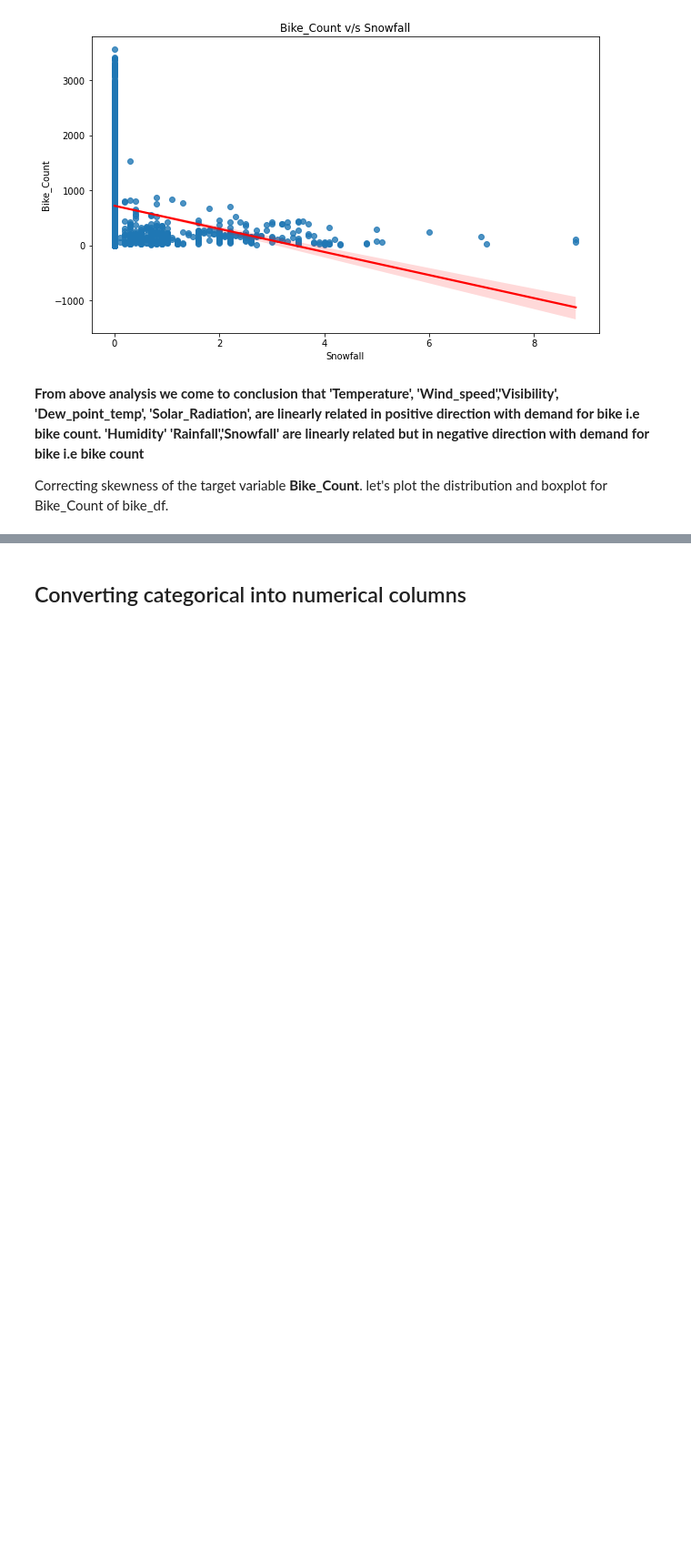
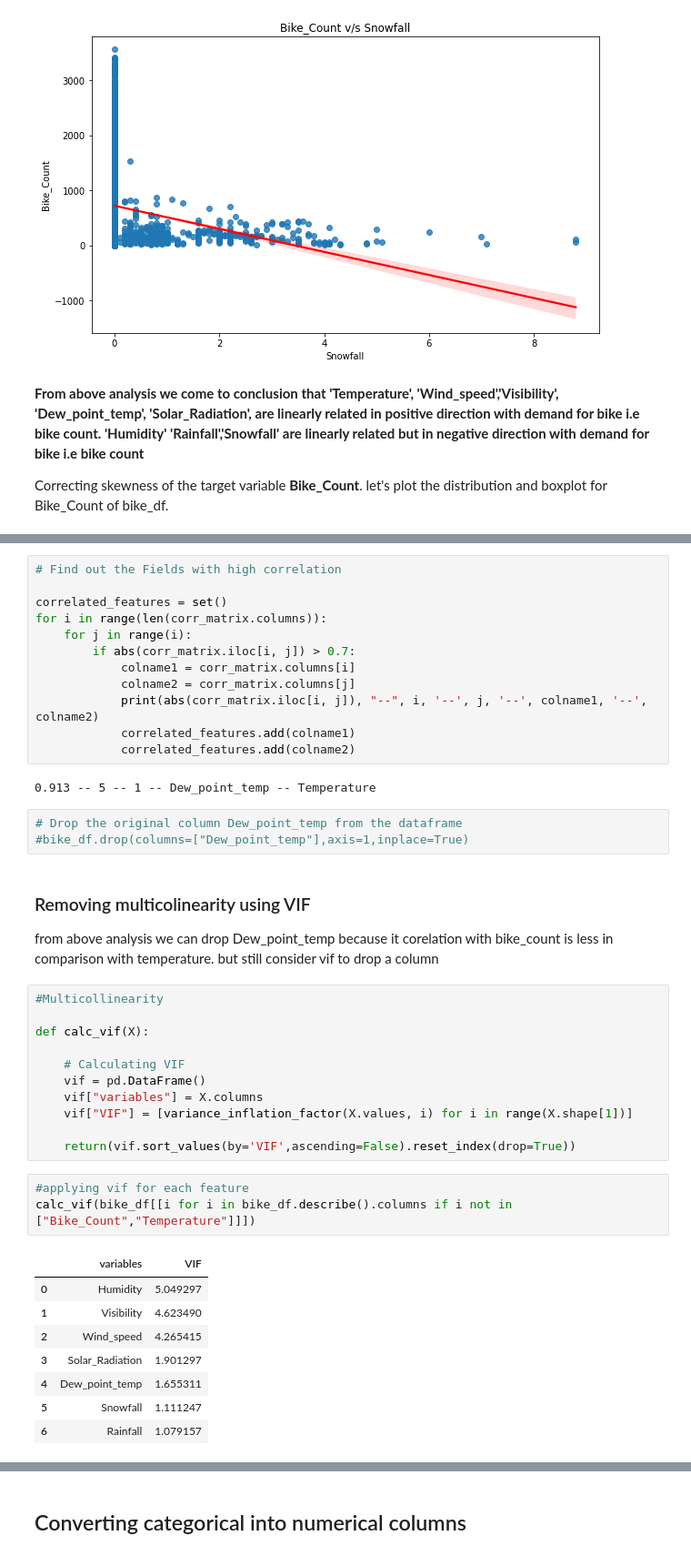
Before and after one commit to pavi-1994/bike_sharing_demand_prediction_capstone_project, a Jupyter notebook: Bike_Sharing_Demand_Prediction_Capstone_Project.ipynb, the cells around one changed output, grey strips where cells are left out. Shown at 91% size. Cells and saved outputs as stored; diff of their text form; blank space fills up the shorter version.

```diff
--- a/Bike_Sharing_Demand_Prediction_Capstone_Project.ipynb
+++ b/Bike_Sharing_Demand_Prediction_Capstone_Project.ipynb
@@ -894,0 +971,44 @@ skewness before dealing with skewness of data 0.237
+# %%
+# Find out the Fields with high correlation
+
+correlated_features = set()
+for i in range(len(corr_matrix.columns)):
+    for j in range(i):
+        if abs(corr_matrix.iloc[i, j]) > 0.7:
+            colname1 = corr_matrix.columns[i]
+            colname2 = corr_matrix.columns[j]
+            print(abs(corr_matrix.iloc[i, j]), "--", i, '--', j, '--', colname1, '--', colname2)
+            correlated_features.add(colname1)
+            correlated_features.add(colname2)
+# %% [output]
+0.913 -- 5 -- 1 -- Dew_point_temp -- Temperature
+# %%
+# Drop the original column Dew_point_temp from the dataframe
+#bike_df.drop(columns=["Dew_point_temp"],axis=1,inplace=True)
+# %% [markdown]
+###  Removing multicolinearity using VIF
+
+from above analysis we can drop Dew_point_temp because it corelation with bike_count is less in comparison with temperature. but still consider vif to drop a column
+# %%
+#Multicollinearity
+
+def calc_vif(X):
+
+    # Calculating VIF
+    vif = pd.DataFrame()
+    vif["variables"] = X.columns
+    vif["VIF"] = [variance_inflation_factor(X.values, i) for i in range(X.shape[1])]
+
+    return(vif.sort_values(by='VIF',ascending=False).reset_index(drop=True))
+# %%
+#applying vif for each feature
+calc_vif(bike_df[[i for i in bike_df.describe().columns if i not in ["Bike_Count","Temperature"]]])
+# %% [output]
+|  | variables | VIF |
+| 0 | Humidity | 5.049297 |
+| 1 | Visibility | 4.623490 |
+| 2 | Wind_speed | 4.265415 |
+| 3 | Solar_Radiation | 1.901297 |
+| 4 | Dew_point_temp | 1.655311 |
+| 5 | Snowfall | 1.111247 |
+| 6 | Rainfall | 1.079157 |
```
Also changed, not shown: parts of 72 cells of this notebook.
